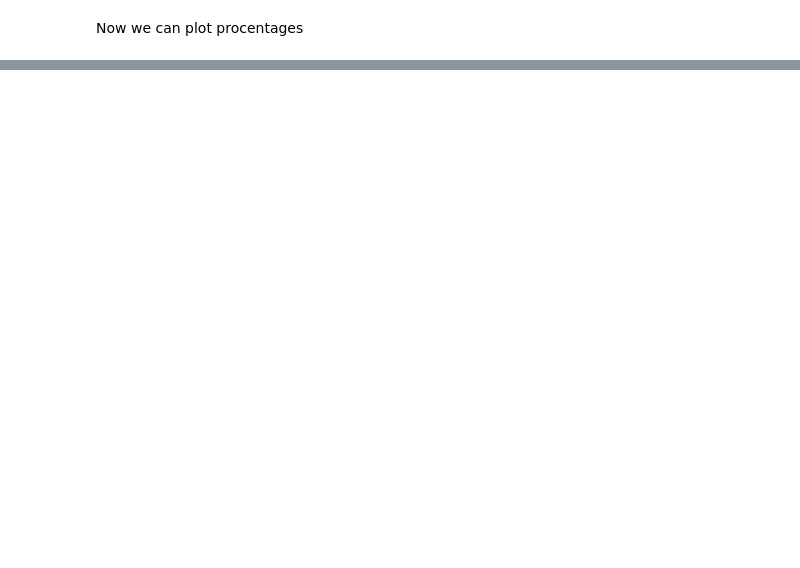
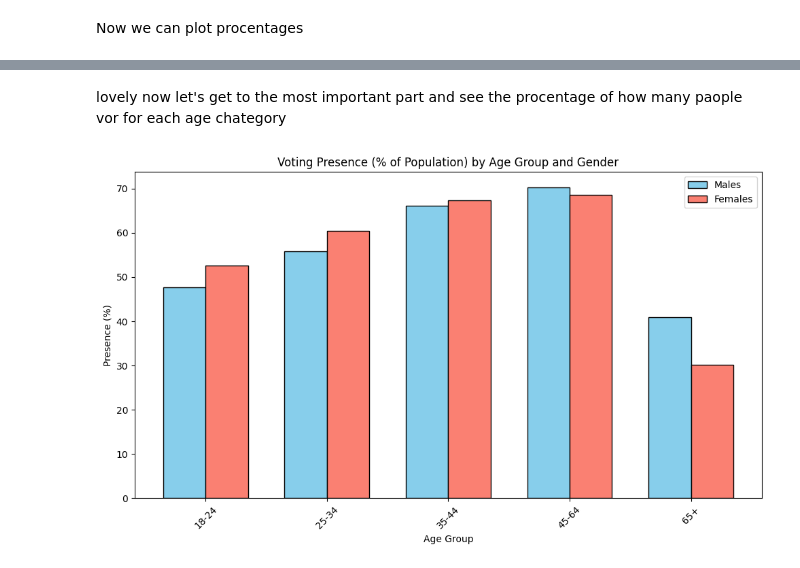
Before and after one commit to TudorMurariu/RO_election_stats, a Jupyter notebook: election.ipynb, the cells around one changed output, grey strips where cells are left out. Saved outputs shown, nothing was run; the diff lists cells and outputs as text; code cells hidden in the pictures; blank space fills up the shorter version.

```diff
--- a/election.ipynb
+++ b/election.ipynb
@@ -118,0 +210,23 @@ plt.show()
+# %% [markdown]
+lovely now let's get to the most important part and see the procentage of how many paople vor for each age chategory
+# %%
+votes_pivot = df_vot.pivot(index='age', columns='sex', values='OBS_VALUE')
+pivot_df = df_pop.pivot(index='Mapped Group', columns='sex', values='OBS_VALUE')
+
+percentage_df = (votes_pivot / pivot_df) * 100
+x = np.arange(len(percentage_df))
+
+fig, ax = plt.subplots(figsize=(10, 6))
+ax.bar(x - width/2, percentage_df['Males'], width, label='Males', color='skyblue', edgecolor='black')
+ax.bar(x + width/2, percentage_df['Females'], width, label='Females', color='salmon', edgecolor='black')
+
+ax.set_title('Voting Presence (% of Population) by Age Group and Gender')
+ax.set_xlabel('Age Group')
+ax.set_ylabel('Presence (%)')
+ax.set_xticks(x)
+ax.set_xticklabels(age_groups, rotation=45)
+ax.legend()
+plt.tight_layout()
+plt.show()
+# %% [output]
+[figure, added]
```
Also changed, not shown: parts of 13 cells of this notebook.
